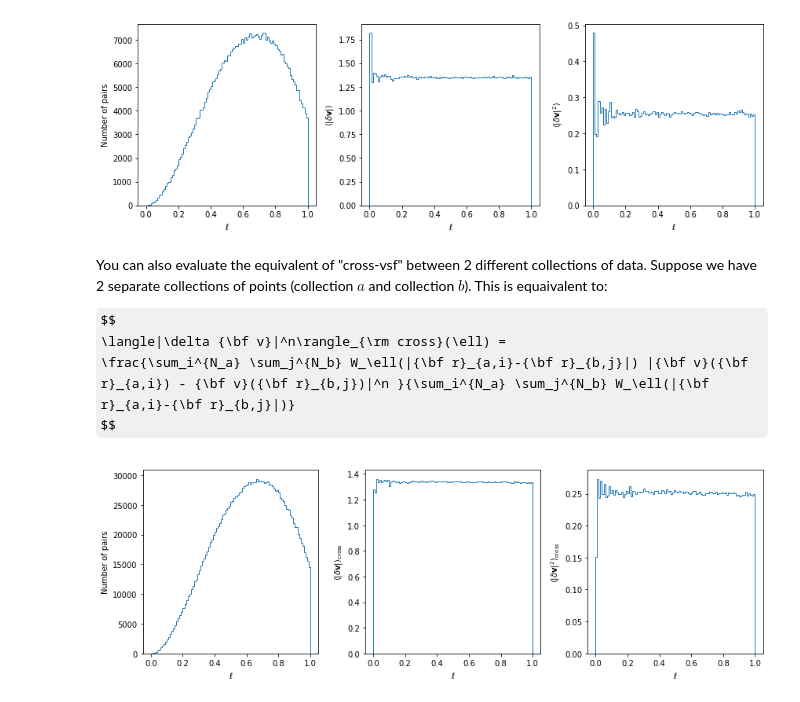
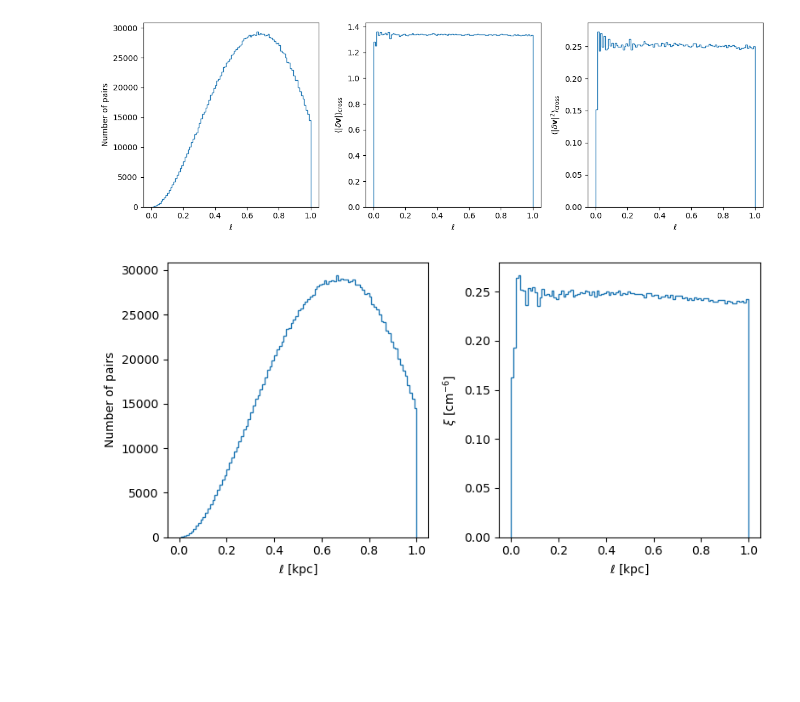
Before and after one commit to mabruzzo/pairstat, a Jupyter notebook: docs/source/pages/Example.ipynb, the cells around one changed output. Drawn from its saved outputs; the diff is of its cells as text; code cells hidden in the pictures; some formulas as TeX source; blank space fills up the shorter version.

Commit message:
A bunch of remaining update for documentation and other stuff

```diff
--- a/docs/source/pages/Example.ipynb
+++ b/docs/source/pages/Example.ipynb
@@ -4,3 +26,6 @@
 %matplotlib inline
 import numpy as np
 import matplotlib.pyplot as plt
+
+def plot_binned_data(ax, bin_edges, vals, **kwargs):
+    return ax.stairs(vals, edges = bin_edges, **kwargs)
@@ -18,12 +113,7 @@ where $W_\ell(|{\bf r}_i-{\bf r}_j|)$ evaluates to 1 when $|{\bf r}_i-{\bf r}_j|
 # %%
-# generate some random positions and velocities:
-generator = np.random.RandomState(seed=156)
-pos, vel = generator.rand(3, 1000), generator.rand(3, 1000) * 2 - 1.0
-
-from pyvsf import vsf_props
-
-# separation bins
-dist_bin_edges = np.arange(101.0) / 100
+# generate the other points
+generator_b = np.random.RandomState(seed=5242)
+pos_b, vel_b = generator_b.rand(3, 2000), generator_b.rand(3, 2000) * 2 - 1.0
 
 # stat_kw_pairs can technically accept multiple values
 # - this function returns a list where the ith entry
@@ -31,74 +121,52 @@ dist_bin_edges = np.arange(101.0) / 100
 #   the ith entry of stat_kw_pairs
 result_dict = vsf_props(
     pos_a=pos,
-    pos_b=None,
-    vel_a=vel,
-    vel_b=None,
+    pos_b=pos_b,
+    val_a=vel,
+    val_b=vel_b,
     dist_bin_edges=dist_bin_edges,
     stat_kw_pairs=[("variance", {})],
     nproc=1,
 )[0]
-
-
-def plot_binned_data(ax, bin_edges, values, type="step", **kwargs):
-    return ax.hist(
-        bin_edges[:-1], bins=bin_edges, weights=values, histtype="step", **kwargs
-    )
-
 
 fig, ax_arr = plt.subplots(1, 3, figsize=(12, 4), sharex=True)
 
 plot_binned_data(ax_arr[0], dist_bin_edges, result_dict["counts"])
 ax_arr[0].set_ylabel("Number of pairs")
 plot_binned_data(ax_arr[1], dist_bin_edges, result_dict["mean"])
-ax_arr[1].set_ylabel(r"$\langle|\delta{\bf v}|\rangle$")
+ax_arr[1].set_ylabel(r"$\langle|\delta{\bf v}|\rangle_{\rm cross}$")
 plot_binned_data(ax_arr[2], dist_bin_edges, result_dict["variance"])
-ax_arr[2].set_ylabel(r"$\langle|\delta{\bf v}|^2\rangle$")
+ax_arr[2].set_ylabel(r"$\langle|\delta{\bf v}|^2\rangle_{\rm cross}$")
 
 for ax in ax_arr:
     ax.set_xlabel(r"$\ell$")
 
 fig.tight_layout()
 # %% [output]
-[figure, old version]
+[figure, new version]
-# %% [markdown]
-You can also evaluate the equivalent of "cross-vsf" between 2 different collections of data. Suppose we have 2 separate collections of points (collection $a$ and collection $b$). This is equaivalent to:
-
-$$
-\langle|\delta {\bf v}|^n\rangle_{\rm cross}(\ell) =
-    \frac{\sum_i^{N_a} \sum_j^{N_b} W_\ell(|{\bf r}_{a,i}-{\bf r}_{b,j}|) |{\bf v}({\bf r}_{a,i}) - {\bf v}({\bf r}_{b,j})|^n }{\sum_i^{N_a} \sum_j^{N_b} W_\ell(|{\bf r}_{a,i}-{\bf r}_{b,j}|)}
-$$
 # %%
-# generate the other points
-generator_b = np.random.RandomState(seed=5242)
-pos_b, vel_b = generator_b.rand(3, 2000), generator_b.rand(3, 2000) * 2 - 1.0
+# generate random density values (for the sake of argument,
+# imagine that they have units of cm^-3)
+dens_b = generator_b.rand(2000)
 
-# stat_kw_pairs can technically accept multiple values
-# - this function returns a list where the ith entry
-#   corresponds to a dictionary which holds data for
-#   the ith entry of stat_kw_pairs
-result_dict = vsf_props(
-    pos_a=pos,
-    pos_b=pos_b,
-    vel_a=vel,
-    vel_b=vel_b,
+corr_result_dict = twopoint_correlation(
+    pos_a=pos, val_a=dens,
+    pos_b=pos_b, val_b=dens_b,
     dist_bin_edges=dist_bin_edges,
-    stat_kw_pairs=[("variance", {})],
+    stat_kw_pairs=[("mean", {})],
     nproc=1,
 )[0]
 
-fig, ax_arr = plt.subplots(1, 3, figsize=(12, 4), sharex=True)
+fig, ax_arr = plt.subplots(1, 2, figsize=(8, 4), sharex=True)
 
-plot_binned_data(ax_arr[0], dist_bin_edges, result_dict["counts"])
+plot_binned_data(ax_arr[0], dist_bin_edges, corr_result_dict["counts"])
 ax_arr[0].set_ylabel("Number of pairs")
-plot_binned_data(ax_arr[1], dist_bin_edges, result_dict["mean"])
-ax_arr[1].set_ylabel(r"$\langle|\delta{\bf v}|\rangle_{\rm cross}$")
-plot_binned_data(ax_arr[2], dist_bin_edges, result_dict["variance"])
-ax_arr[2].set_ylabel(r"$\langle|\delta{\bf v}|^2\rangle_{\rm cross}$")
+plot_binned_data(ax_arr[1], dist_bin_edges, corr_result_dict["mean"])
+ax_arr[1].set_ylabel(r"$\xi\ [{\rm cm}^{-6}]$ ")
 
 for ax in ax_arr:
-    ax.set_xlabel(r"$\ell$")
+    ax.set_xlabel(r"$\ell\ [{\rm kpc}]$")
 
 fig.tight_layout()
 # %% [output]
-[figure, old version]
+[figure, new version]
```
Also changed, not shown: parts of 14 cells of this notebook, 5 other files.
